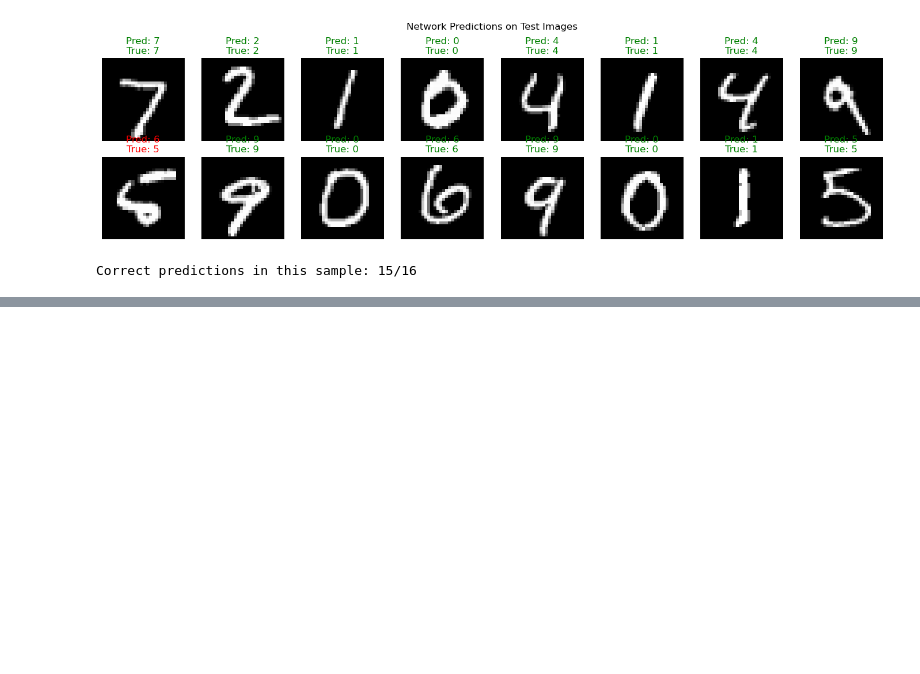
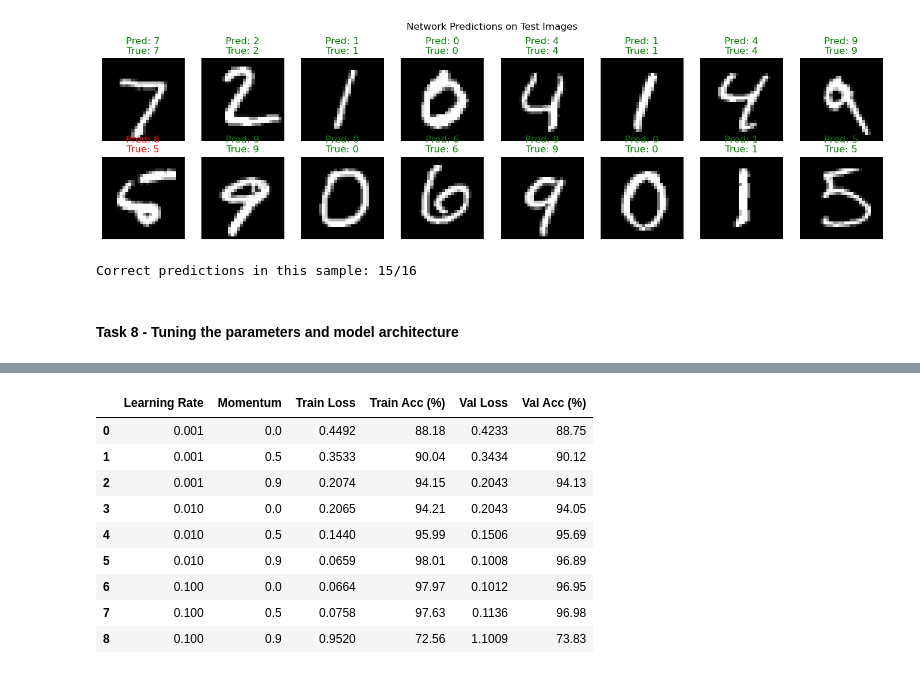
Before and after one commit to bayanAlghamdi/Deep-Learning-Assignment-1, a Jupyter notebook: Assigment-1 DL.ipynb, the cells around one changed output, grey strips where cells are left out. Cells and saved outputs as stored; diff of their text form; code cells hidden in the pictures; blank space fills up the shorter version.

Commit message:
Task 8 done

```diff
--- a/Assigment-1 DL.ipynb
+++ b/Assigment-1 DL.ipynb
@@ -319,3 +319,5 @@ print(f"Correct predictions in this sample: {(preds[:16] == labels[:16]).sum().i
 # %% [output]
 [figure]
 Correct predictions in this sample: 15/16
+# %% [markdown]
+#### Task 8 - Tuning the parameters and model architecture
@@ -321,0 +353,22 @@ Correct predictions in this sample: 15/16
+# %%
+learning_rates = [0.001, 0.01, 0.1]
+momentums = [0.0, 0.5, 0.9]
+
+param_results = []
+for lr in learning_rates:
+    for m in momentums:
+        _, tr_loss, tr_acc, val_loss, val_acc = run_experiment([128], lr, m)
+        param_results.append({"Learning Rate": lr, "Momentum": m,
+                              "Train Loss": round(tr_loss, 4), "Train Acc (%)": round(tr_acc, 2),
+                              "Val Loss": round(val_loss, 4), "Val Acc (%)": round(val_acc, 2)})
+        print(f"lr={lr}, momentum={m} -> Val Loss: {val_loss:.4f}, Val Acc: {val_acc:.2f}%")
+
+param_df = pd.DataFrame(param_results)
+display(param_df)
+
+# Pick the best settings (highest validation accuracy)
+best_params = param_df.loc[param_df["Val Acc (%)"].idxmax()]
+best_lr, best_momentum = best_params["Learning Rate"], best_params["Momentum"]
+print(f"\nBest parameters: lr={best_lr}, momentum={best_momentum} "
+      f"-> Val Loss: {best_params['Val Loss']}, Val Acc: {best_params['Val Acc (%)']}%")
+# %% [output]
@@ -321,0 +384,10 @@ Correct predictions in this sample: 15/16
+|  | Learning Rate | Momentum | Train Loss | Train Acc (%) | Val Loss | Val Acc (%) |
+| 0 | 0.001 | 0.0 | 0.4492 | 88.18 | 0.4233 | 88.75 |
+| 1 | 0.001 | 0.5 | 0.3533 | 90.04 | 0.3434 | 90.12 |
+| 2 | 0.001 | 0.9 | 0.2074 | 94.15 | 0.2043 | 94.13 |
+| 3 | 0.010 | 0.0 | 0.2065 | 94.21 | 0.2043 | 94.05 |
+| 4 | 0.010 | 0.5 | 0.1440 | 95.99 | 0.1506 | 95.69 |
+| 5 | 0.010 | 0.9 | 0.0659 | 98.01 | 0.1008 | 96.89 |
+| 6 | 0.100 | 0.0 | 0.0664 | 97.97 | 0.1012 | 96.95 |
+| 7 | 0.100 | 0.5 | 0.0758 | 97.63 | 0.1136 | 96.98 |
+| 8 | 0.100 | 0.9 | 0.9520 | 72.56 | 1.1009 | 73.83 |
```
Also changed, not shown: parts of 4 cells of this notebook.
